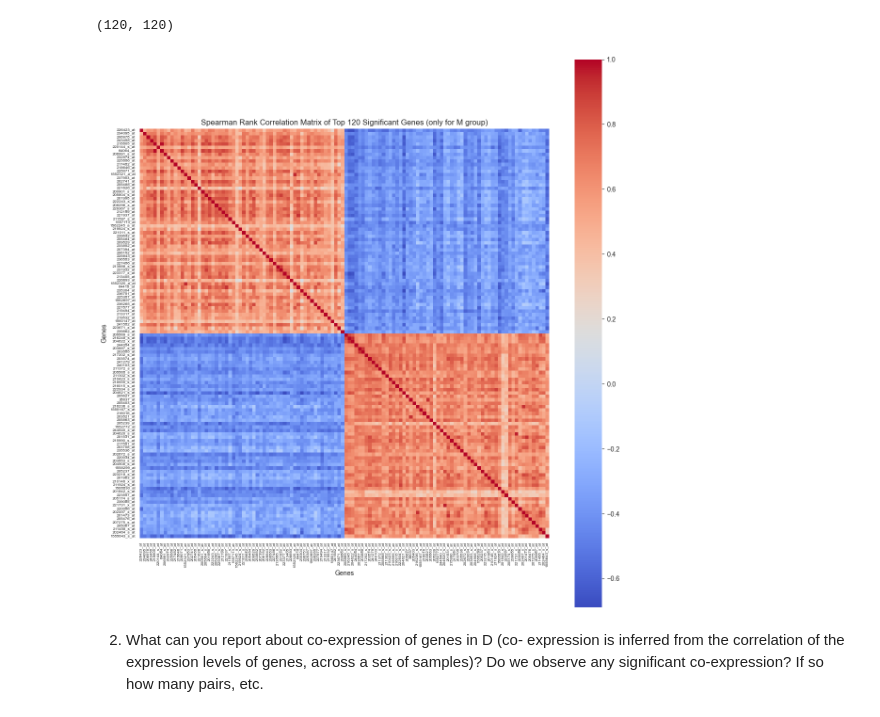
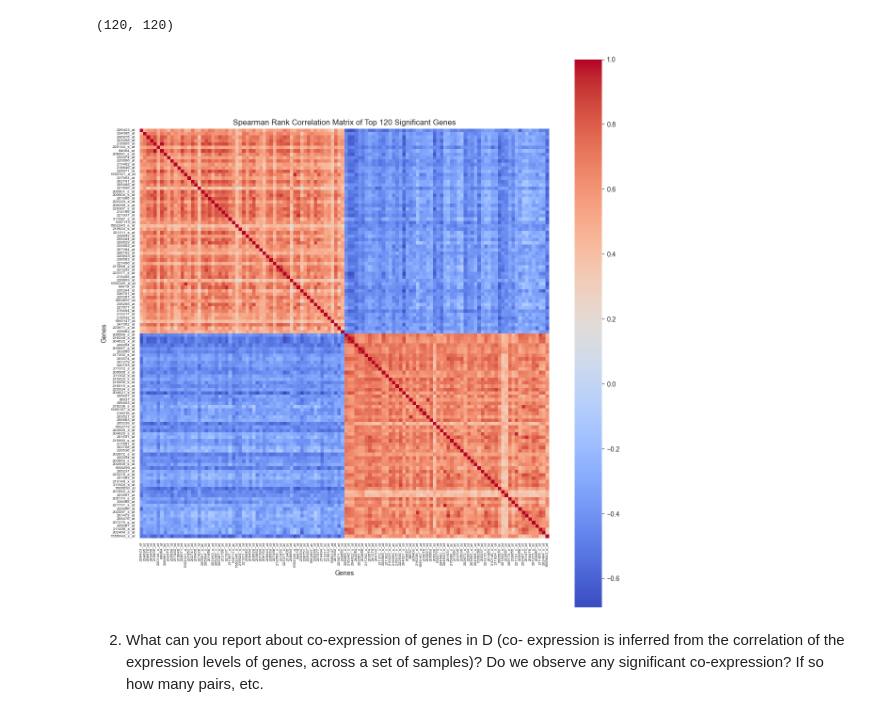
Before and after one commit to itanini/ML_project, a Jupyter notebook: part1.ipynb, the cells around one changed output. Cells and saved outputs as stored; diff of their text form; code cells hidden in the pictures.

Commit message:
fixed correlation matrix

```diff
--- a/part1.ipynb
+++ b/part1.ipynb
@@ -353,26 +353,26 @@ spearman_corr_matrix.shape
 # %%
 
 # Create the heatmap
 plt.figure(figsize=(12, 12))  # You can adjust the size for better readability
 sns.heatmap(spearman_corr_matrix, annot=False, cmap='coolwarm', cbar=True, square=True,
             xticklabels=D_gene_values.columns, yticklabels=D_gene_values.columns)
 
 # Title and labels
-plt.title("Spearman Rank Correlation Matrix of Top 120 Significant Genes (only for M group)")
+plt.title("Spearman Rank Correlation Matrix of Top 120 Significant Genes")
 plt.xlabel("Genes")
 plt.ylabel("Genes")
 
 # Adjust tick size and rotation
 plt.xticks(rotation=90, fontsize=6)
 plt.yticks(rotation=0, fontsize=6)
 
 # Adjust layout to prevent clipping
 plt.tight_layout()
 
 # Show the plot
 plt.show()
 # %% [output]
-[figure, old version]
+[figure, new version]
 # %% [markdown]
 2) What can you report about co-expression of genes in D (co-
 expression is inferred from the correlation of the expression
```
Also changed, not shown: parts of 4 cells of this notebook.
